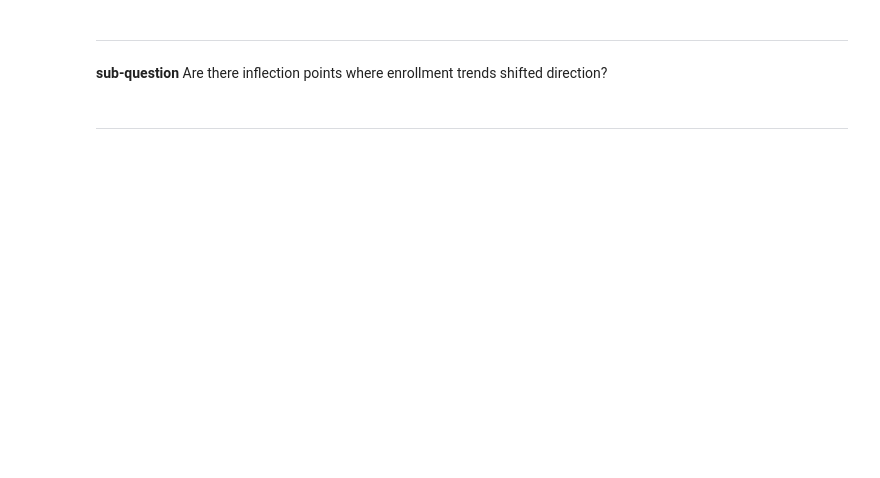
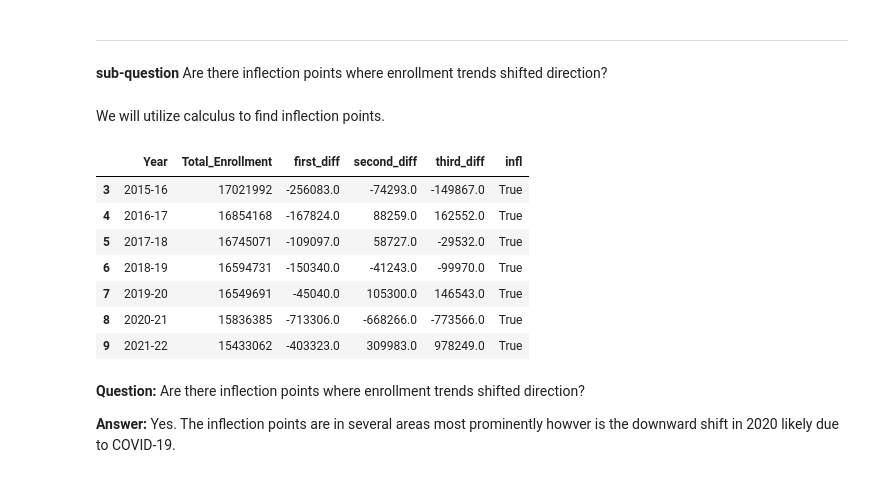
Before and after one commit to Arocha09/EnrollmentForecasting, a Jupyter notebook: descriptive_analysis/temporal_analysis.ipynb, the cells around one changed output. Saved outputs shown, nothing was run; the diff lists cells and outputs as text; code cells hidden in the pictures; blank space fills up the shorter version.

```diff
--- a/descriptive_analysis/temporal_analysis.ipynb
+++ b/descriptive_analysis/temporal_analysis.ipynb
@@ -362,9 +326,0 @@ for state in states:
-# %%
-for idx, row in state_enrollment.iterrows():
-    state = row['State']
-    if state in results:
-        state_enrollment.at[idx, 'mk_trend'] = results[state].trend
-        state_enrollment.at[idx, 'significant'] = results[state].p < 0.05
-    else:
-        state_enrollment.at[idx, 'mk_trend'] = None
-        state_enrollment.at[idx, 'significant'] = False
@@ -743,5 +675,28 @@ if len(growth_states) > 0:
 ------
 # %% [markdown]
 **sub-question** Are there inflection points where enrollment trends shifted direction?
-# %% [markdown]
------
+# %% [markdown]
+We will utilize calculus to find inflection points.
+# %%
+enrollment_trends = state_enrollment.groupby(['Year']).agg({
+    'Total_Enrollment': 'sum'
+}).reset_index()
+# %%
+enrollment_trends['first_diff'] = enrollment_trends['Total_Enrollment'].diff()
+enrollment_trends['second_diff'] = enrollment_trends['first_diff'].diff()
+enrollment_trends['third_diff'] = enrollment_trends['second_diff'].diff()
+# %%
+enrollment_trends['infl'] = np.sign(enrollment_trends['third_diff'].fillna(0)) != 0
+
+infl_pts = enrollment_trends[enrollment_trends['infl']]
+# %%
+infl_pts
+# %% [output]
+|  | Year | Total_Enrollment | first_diff | second_diff | third_diff | infl |
+| 3 | 2015-16 | 17021992 | -256083.0 | -74293.0 | -149867.0 | True |
+| 4 | 2016-17 | 16854168 | -167824.0 | 88259.0 | 162552.0 | True |
+| 5 | 2017-18 | 16745071 | -109097.0 | 58727.0 | -29532.0 | True |
+| 6 | 2018-19 | 16594731 | -150340.0 | -41243.0 | -99970.0 | True |
+| 7 | 2019-20 | 16549691 | -45040.0 | 105300.0 | 146543.0 | True |
+| 8 | 2020-21 | 15836385 | -713306.0 | -668266.0 | -773566.0 | True |
+| 9 | 2021-22 | 15433062 | -403323.0 | 309983.0 | 978249.0 | True |
@@ -747,0 +715,4 @@ if len(growth_states) > 0:
+# %% [markdown]
+**Question:** Are there inflection points where enrollment trends shifted direction?
+
+**Answer:** Yes. The inflection points are in several areas most prominently howver is the downward shift in 2020 likely due to COVID-19.
```
Also changed, not shown: parts of 16 cells of this notebook, 3 other files.
